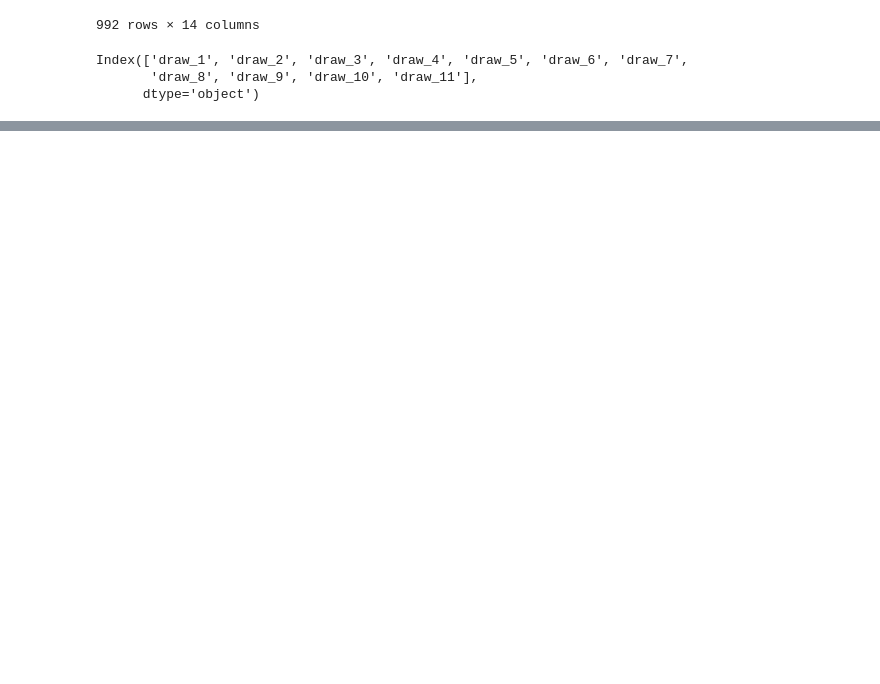
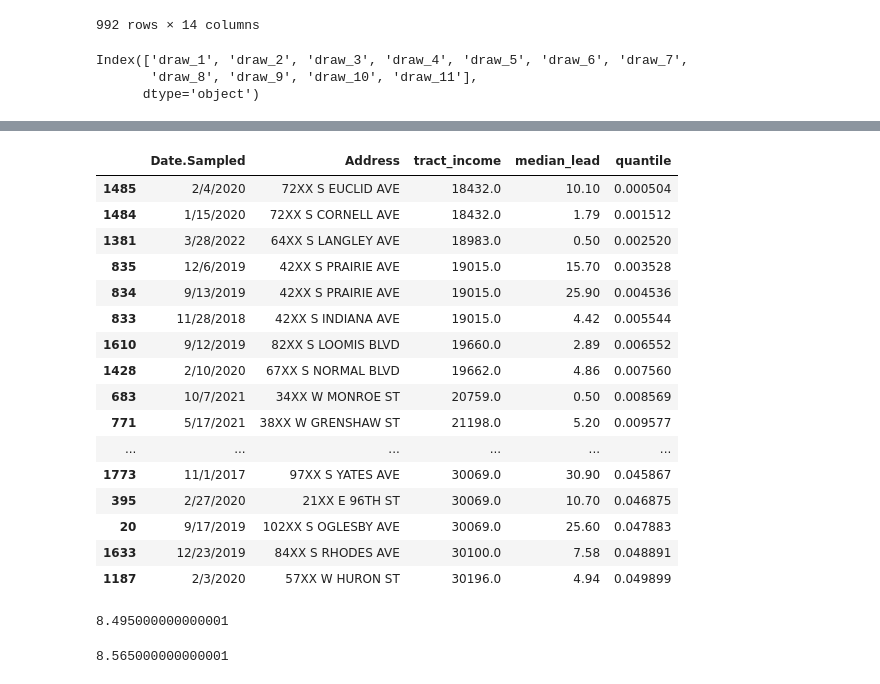
Before and after one commit to jacobhthomas/LeadWater, a Jupyter notebook: qr_income.ipynb, the cells around one changed output, grey strips where cells are left out. Saved outputs shown, nothing was run; the diff lists cells and outputs as text; code cells hidden in the pictures; blank space fills up the shorter version.

```diff
--- a/qr_income.ipynb
+++ b/qr_income.ipynb
@@ -159,0 +130,13 @@ lst_cond_median
+# %%
+# find number of points
+nQuantiles = len(df.index)
+
+# take only the two columns you want
+# df_ = df[['Tract Median Income', 'avg']]
+# sort by increasing income
+df.sort_values(by=['tract_income'], inplace=True)
+
+# calculate quantiles
+quantiles = np.linspace(float(1/(2*nQuantiles)), 1-float(1/(2*nQuantiles)), nQuantiles)
+# add quantiles to dataframe
+df['quantile'] = quantiles
@@ -159,0 +205,31 @@ lst_cond_median
+# %%
+q_01 = df[df['quantile'] <= df['quantile'].quantile(0.1)]
+q_005 = df[df['quantile'] <= df['quantile'].quantile(0.05)]
+# %% [output]
+|  | Date.Sampled | Address | tract_income | median_lead | quantile |
+| 1485 | 2/4/2020 | 72XX S EUCLID AVE | 18432.0 | 10.10 | 0.000504 |
+| 1484 | 1/15/2020 | 72XX S CORNELL AVE | 18432.0 | 1.79 | 0.001512 |
+| 1381 | 3/28/2022 | 64XX S LANGLEY AVE | 18983.0 | 0.50 | 0.002520 |
+| 835 | 12/6/2019 | 42XX S PRAIRIE AVE | 19015.0 | 15.70 | 0.003528 |
+| 834 | 9/13/2019 | 42XX S PRAIRIE AVE | 19015.0 | 25.90 | 0.004536 |
+| 833 | 11/28/2018 | 42XX S INDIANA AVE | 19015.0 | 4.42 | 0.005544 |
+| 1610 | 9/12/2019 | 82XX S LOOMIS BLVD | 19660.0 | 2.89 | 0.006552 |
+| 1428 | 2/10/2020 | 67XX S NORMAL BLVD | 19662.0 | 4.86 | 0.007560 |
+| 683 | 10/7/2021 | 34XX W MONROE ST | 20759.0 | 0.50 | 0.008569 |
+| 771 | 5/17/2021 | 38XX W GRENSHAW ST | 21198.0 | 5.20 | 0.009577 |
+| ... | ... | ... | ... | ... | ... |
+| 1773 | 11/1/2017 | 97XX S YATES AVE | 30069.0 | 30.90 | 0.045867 |
+| 395 | 2/27/2020 | 21XX E 96TH ST | 30069.0 | 10.70 | 0.046875 |
+| 20 | 9/17/2019 | 102XX S OGLESBY AVE | 30069.0 | 25.60 | 0.047883 |
+| 1633 | 12/23/2019 | 84XX S RHODES AVE | 30100.0 | 7.58 | 0.048891 |
+| 1187 | 2/3/2020 | 57XX W HURON ST | 30196.0 | 4.94 | 0.049899 |
+# %%
+q_025 = df[df['quantile'] <= df['quantile'].quantile(0.25)]
+q_025['median_lead'].median()
+# %% [output]
+8.495000000000001
+# %%
+q_075 = df[df['quantile'] >= df['quantile'].quantile(0.75)]
+q_075['median_lead'].median()
+# %% [output]
+8.565000000000001
```
Also changed, not shown: parts of 18 cells of this notebook.
